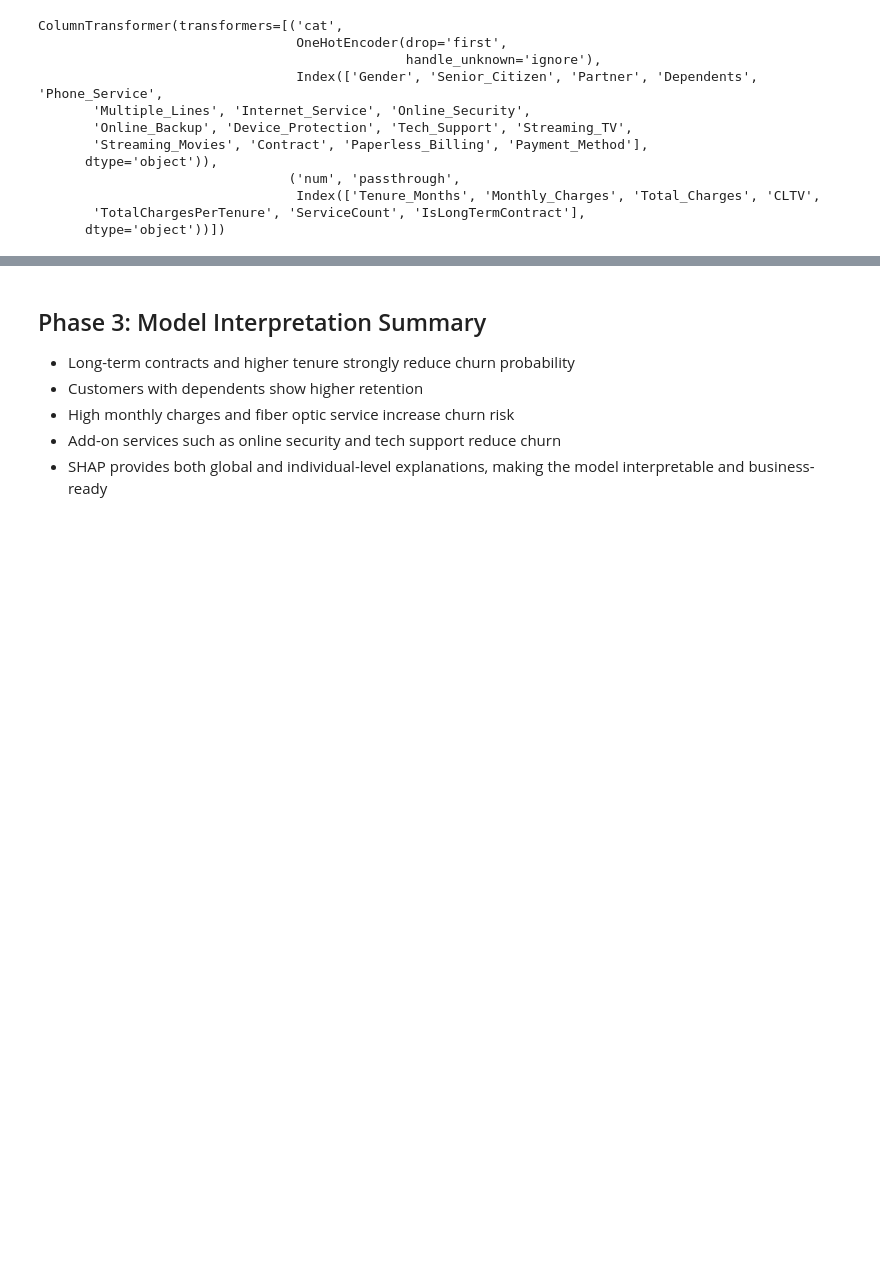
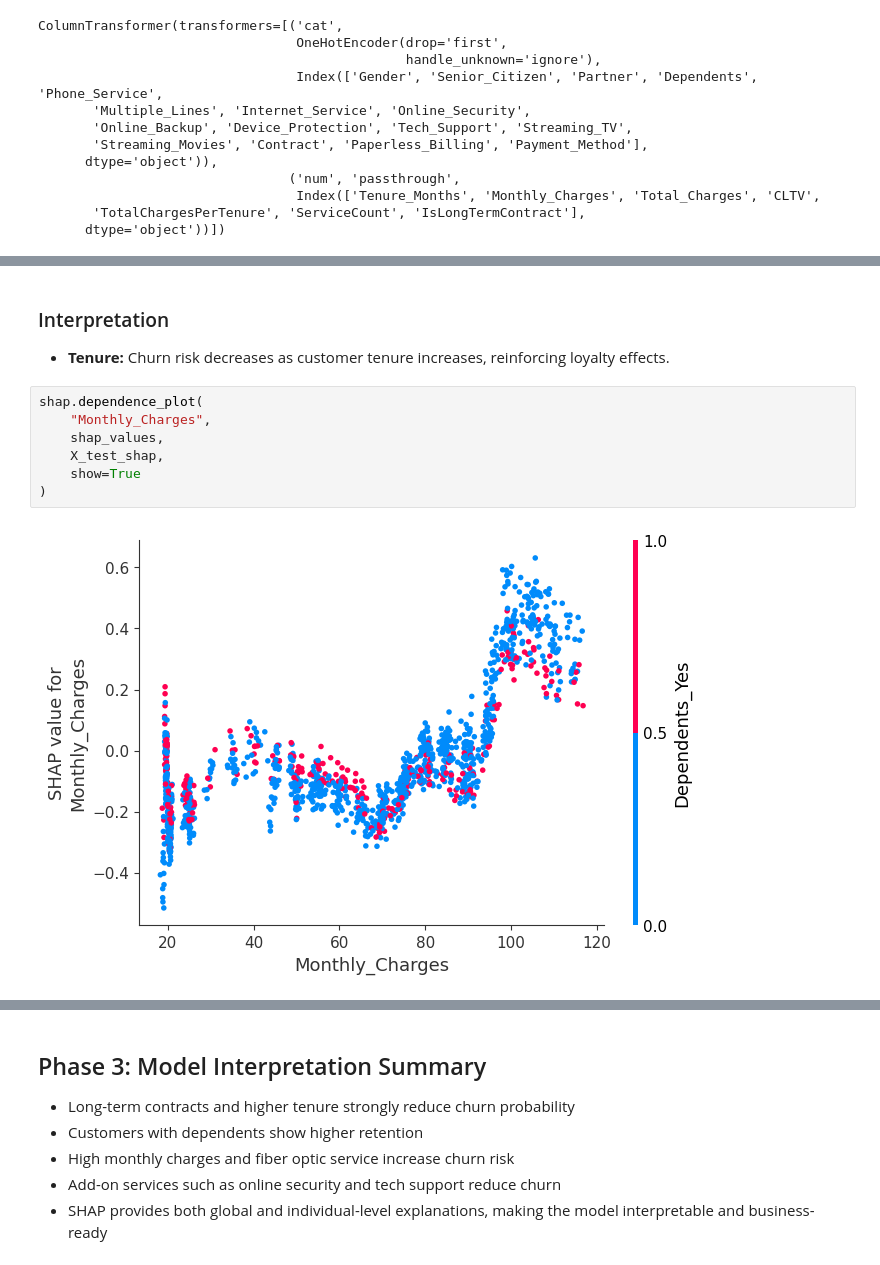
Before and after one commit to CodeInTheHorizon/predictive-customer-churn-xai, a Jupyter notebook: 03_Model_Interpretation_(XAI).ipynb, the cells around one changed output, grey strips where cells are left out. Drawn from its saved outputs; the diff is of its cells as text; blank space fills up the shorter version.

```diff
--- a/03_Model_Interpretation_(XAI).ipynb
+++ b/03_Model_Interpretation_(XAI).ipynb
@@ -99,0 +117,13 @@ shap.dependence_plot("Monthly_Charges", shap_values, X_test_shap)
+# %% [markdown]
+### Interpretation
+- **Tenure:** Churn risk decreases as customer tenure increases,
+  reinforcing loyalty effects.
+# %%
+shap.dependence_plot(
+    "Monthly_Charges",
+    shap_values,
+    X_test_shap,
+    show=True
+)
+# %% [output]
+[figure, added]
```
Also changed, not shown: parts of 22 cells of this notebook.
